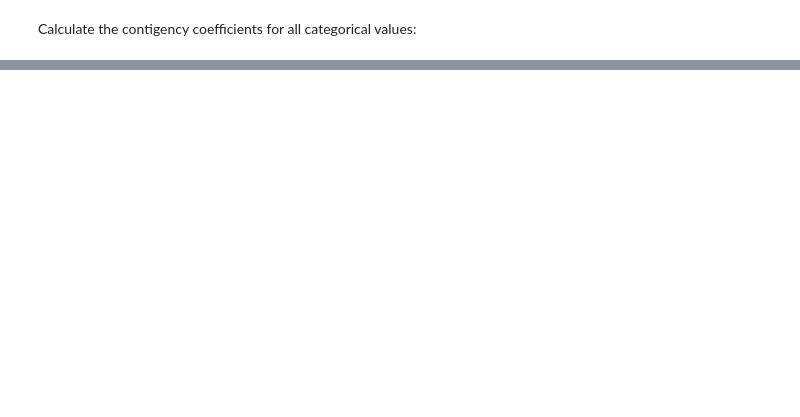
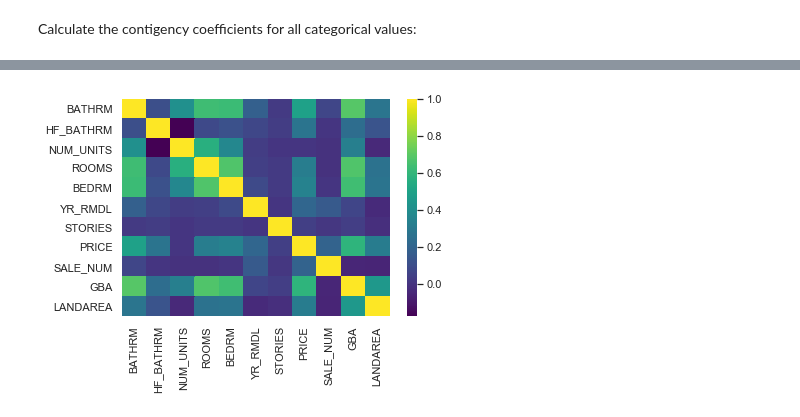
Before and after one commit to rickardsjp/DC_Housing_Tongji, a Jupyter notebook: DC_Housing_Correlations.ipynb, the cells around one changed output, grey strips where cells are left out. Saved outputs shown, nothing was run; the diff lists cells and outputs as text; code cells hidden in the pictures; blank space fills up the shorter version.

```diff
--- a/DC_Housing_Correlations.ipynb
+++ b/DC_Housing_Correlations.ipynb
@@ -175,0 +229,3 @@ plt.show()
+# %%
+df = paired_corr(data[numeric_cols])
+df
@@ -175,0 +245,6 @@ plt.show()
+# %%
+
+g = sns.heatmap(df.astype(float), cmap = "viridis")
+plt.show()
+# %% [output]
+[figure, added]
```
Also changed, not shown: parts of 25 cells of this notebook.
